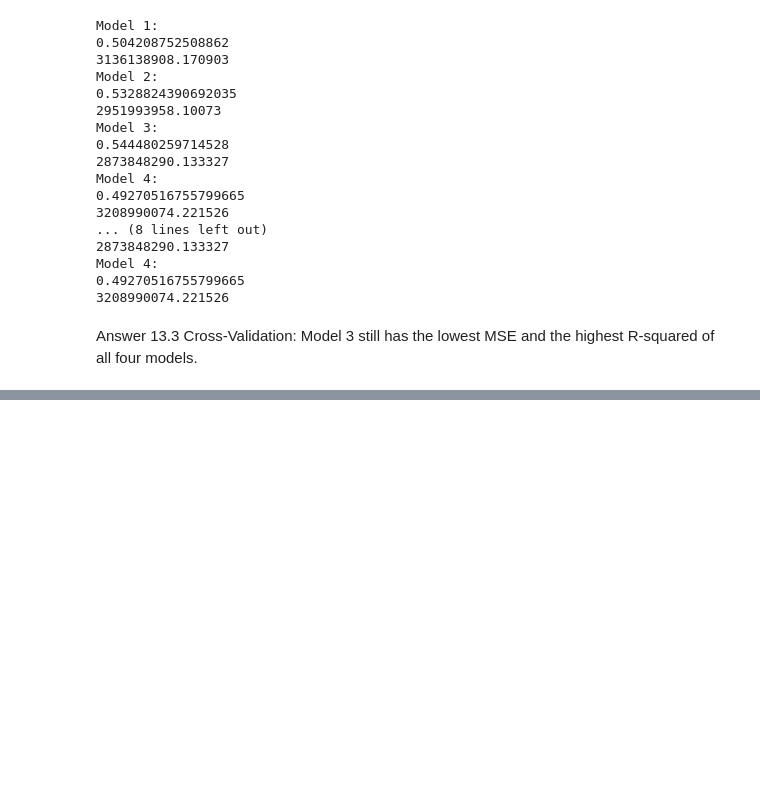
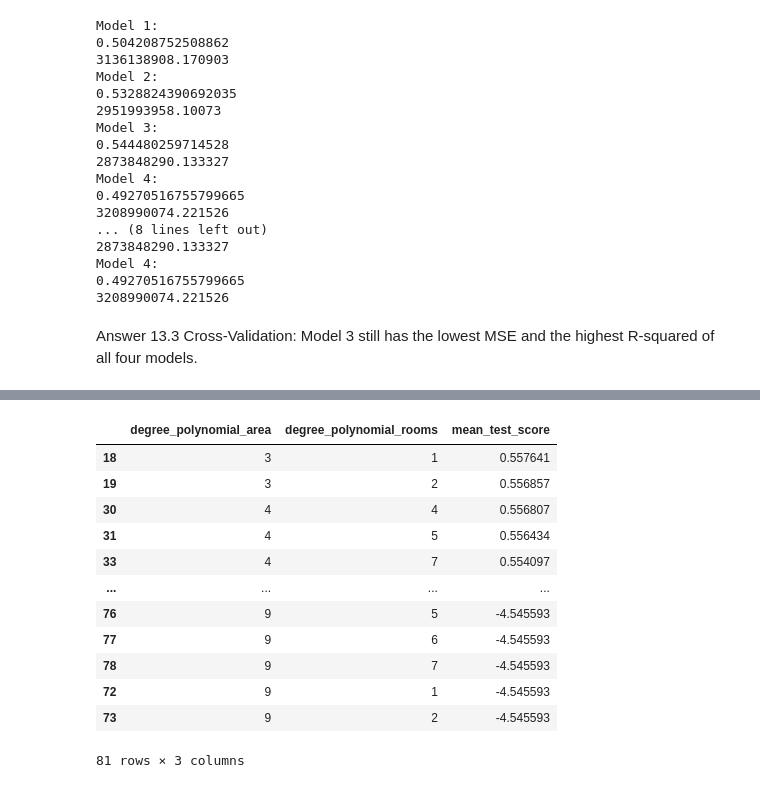
Before and after one commit to AndriyCP/GSB544, a Jupyter notebook: Week_7/Ch13_PA7_1_AU.ipynb, the cells around one changed output, grey strips where cells are left out. Drawn from its saved outputs; the diff is of its cells as text; code cells hidden in the pictures; blank space fills up the shorter version.

```diff
--- a/Week_7/Ch13_PA7_1_AU.ipynb
+++ b/Week_7/Ch13_PA7_1_AU.ipynb
@@ -542,0 +633,27 @@ Model 3 still has the lowest MSE and the highest R-squared of all four models.
+# %%
+# from sklearn.model_selection import GridSearchCV # assisted by ChatGPT
+
+ct_poly = ColumnTransformer(
+  [
+    ("dummify", OneHotEncoder(sparse_output = False), ["Bldg Type"]),
+    ("polynomial_area", PolynomialFeatures(), ["Gr Liv Area"]),
+    ("polynomial_rooms", PolynomialFeatures(), ["TotRms AbvGrd"])
+  ],
+  remainder = "drop"
+)
+
+lr_pipeline_poly = Pipeline(
+  [("preprocessing", ct_poly),
+  ("linear_regression", LinearRegression())]
+).set_output(transform="pandas")
+
+degrees = {
+  'preprocessing__polynomial_area__degree': np.arange(1, 10),
+  'preprocessing__polynomial_rooms__degree': np.arange(1, 10)
+}
+
+gscv = GridSearchCV(lr_pipeline_poly, degrees, cv = 5, scoring='r2')
+# %%
+gscv_fitted = gscv.fit(X, y)
+
+gscv_fitted.cv_results_
@@ -542,0 +690,29 @@ Model 3 still has the lowest MSE and the highest R-squared of all four models.
+# %%
+# dataframe of the resuls #assisted by ChatGPT
+cv_results = gscv_fitted.cv_results_
+
+# Create a DataFrame using the mean_test_score and parameter columns
+results_df = pd.DataFrame({
+    'degree_polynomial_area': cv_results['param_preprocessing__polynomial_area__degree'],
+    'degree_polynomial_rooms': cv_results['param_preprocessing__polynomial_rooms__degree'],
+    'mean_test_score': cv_results['mean_test_score']
+})
+
+# Sort the DataFrame by mean_test_score in descending order to show the best results first
+results_df = results_df.sort_values(by='mean_test_score', ascending=False)
+
+results_df
+# %% [output]
+|  | degree_polynomial_area | degree_polynomial_rooms | mean_test_score |
+| 18 | 3 | 1 | 0.557641 |
+| 19 | 3 | 2 | 0.556857 |
+| 30 | 4 | 4 | 0.556807 |
+| 31 | 4 | 5 | 0.556434 |
+| 33 | 4 | 7 | 0.554097 |
+| ... | ... | ... | ... |
+| 76 | 9 | 5 | -4.545593 |
+| 77 | 9 | 6 | -4.545593 |
+| 78 | 9 | 7 | -4.545593 |
+| 72 | 9 | 1 | -4.545593 |
+| 73 | 9 | 2 | -4.545593 |
+81 rows × 3 columns
```
Also changed, not shown: parts of 26 cells of this notebook, 1 other file.
